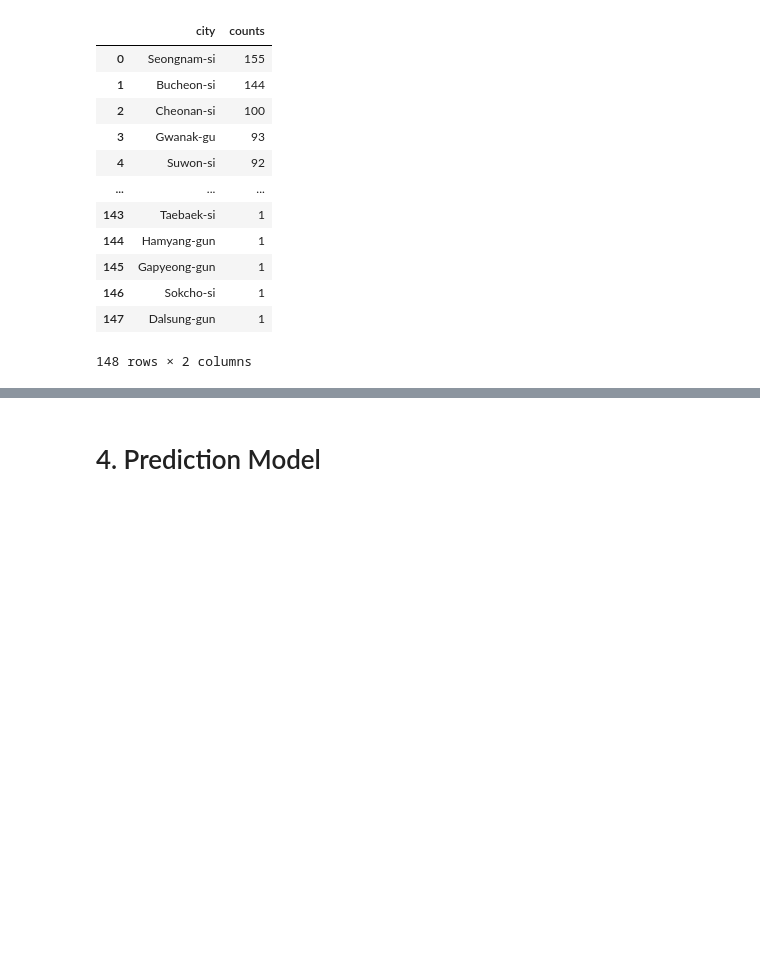
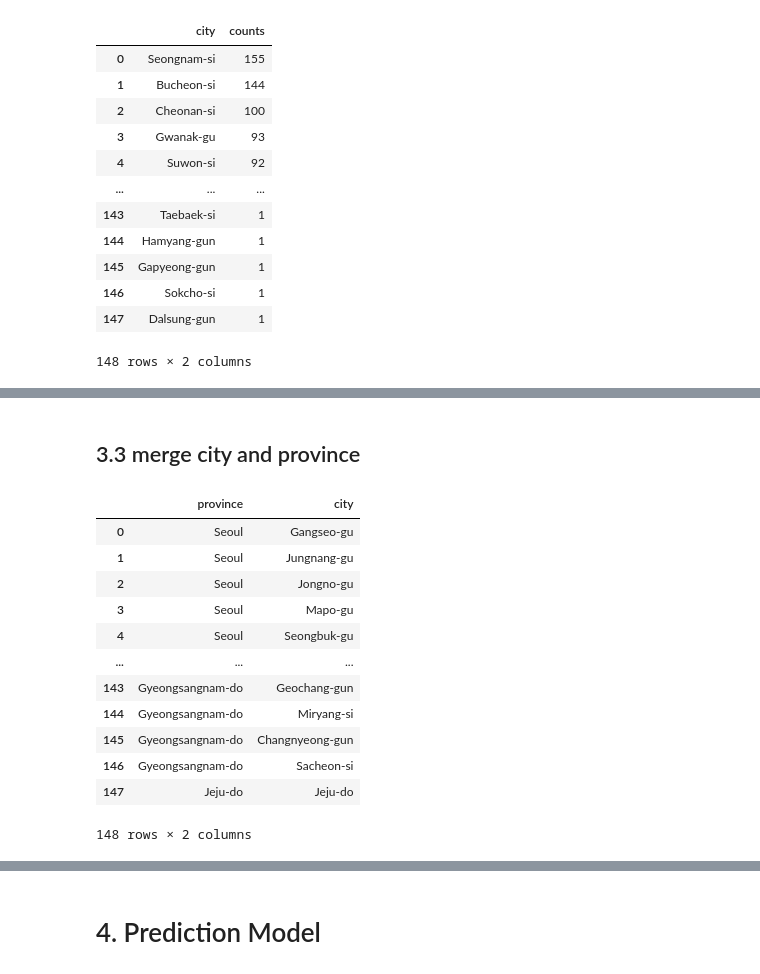
Before and after one commit to mozyao/Classification-modelling-in-forecast-of-Coronavirus-in-S.Korean., a Jupyter notebook: 353_grant.ipynb, the cells around one changed output, grey strips where cells are left out. Saved outputs shown, nothing was run; the diff lists cells and outputs as text; code cells hidden in the pictures; blank space fills up the shorter version.

```diff
--- a/353_grant.ipynb
+++ b/353_grant.ipynb
@@ -477,0 +507,20 @@ plt.show()
+# %% [markdown]
+## 3.3 merge city and province
+# %%
+city_province = data.drop_duplicates(subset='city',keep='first', inplace=False).reset_index(drop=True)
+city_province = city_province[['province','city']]
+city_province
+# %% [output]
+|  | province | city |
+| 0 | Seoul | Gangseo-gu |
+| 1 | Seoul | Jungnang-gu |
+| 2 | Seoul | Jongno-gu |
+| 3 | Seoul | Mapo-gu |
+| 4 | Seoul | Seongbuk-gu |
+| ... | ... | ... |
+| 143 | Gyeongsangnam-do | Geochang-gun |
+| 144 | Gyeongsangnam-do | Miryang-si |
+| 145 | Gyeongsangnam-do | Changnyeong-gun |
+| 146 | Gyeongsangnam-do | Sacheon-si |
+| 147 | Jeju-do | Jeju-do |
+148 rows × 2 columns
```
Also changed, not shown: parts of 13 cells of this notebook.
